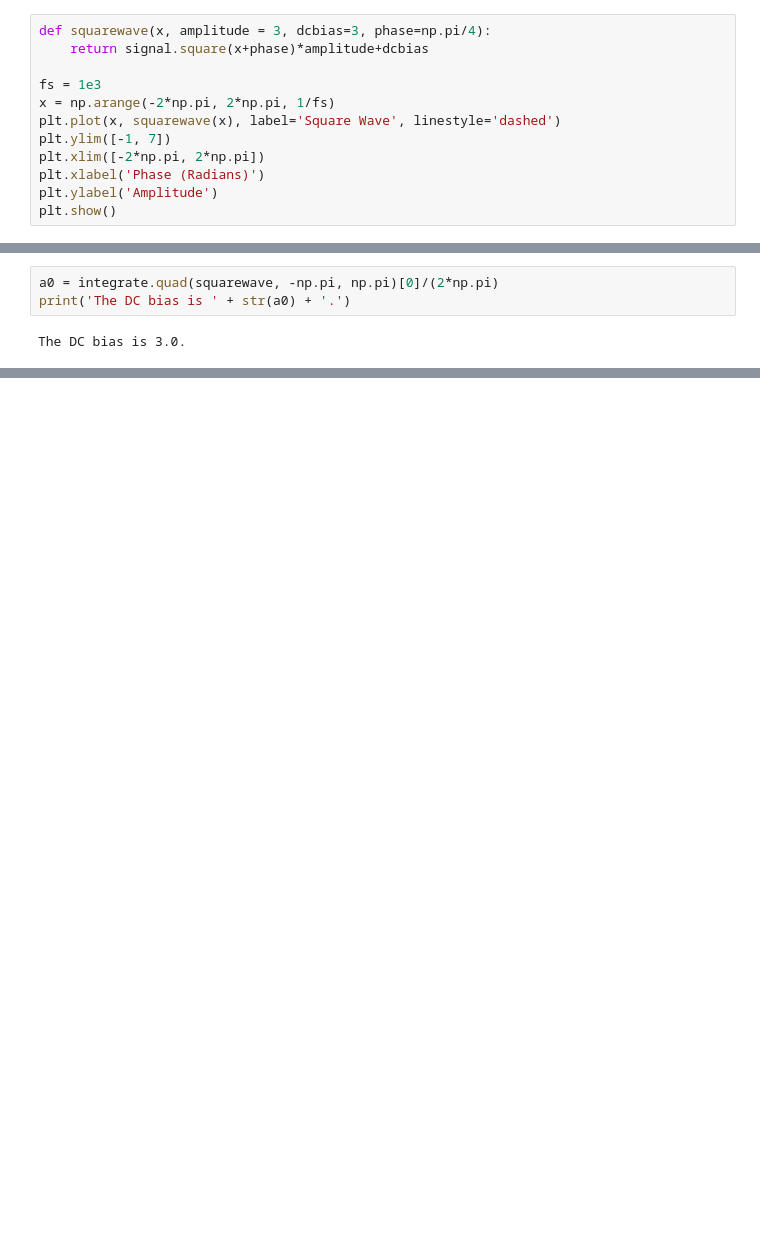
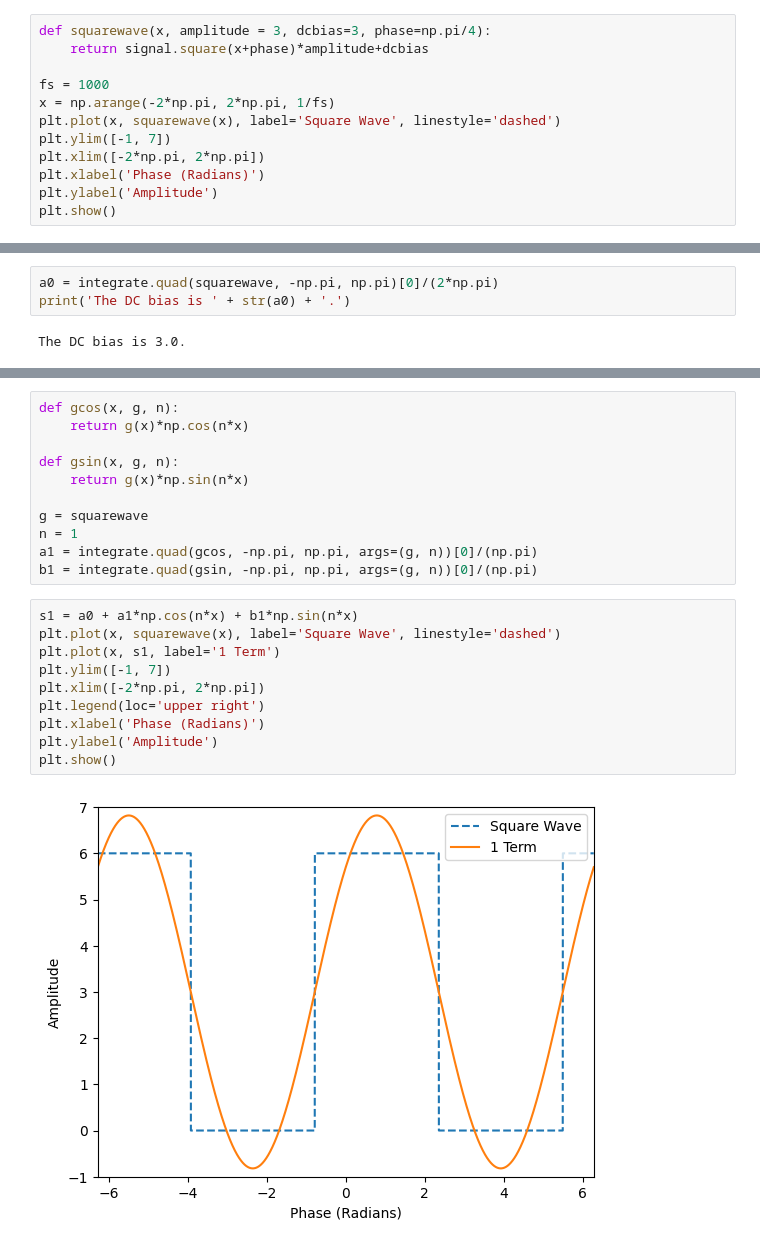
Before and after one commit to himanshudutta11/RFSoC_notebooks, a Jupyter notebook: notebook_C/03_fourier_transforms.ipynb, the cells around one changed output, grey strips where cells are left out. Drawn from its saved outputs; the diff is of its cells as text; blank space fills up the shorter version.

```diff
--- a/notebook_C/03_fourier_transforms.ipynb
+++ b/notebook_C/03_fourier_transforms.ipynb
@@ -11,7 +15,7 @@ import matplotlib.pyplot as plt
 def squarewave(x, amplitude = 3, dcbias=3, phase=np.pi/4):
     return signal.square(x+phase)*amplitude+dcbias
 
-fs = 1e3
+fs = 1000
 x = np.arange(-2*np.pi, 2*np.pi, 1/fs)
 plt.plot(x, squarewave(x), label='Square Wave', linestyle='dashed')
 plt.ylim([-1, 7])
@@ -28,0 +55,23 @@ The DC bias is 3.0.
+# %%
+def gcos(x, g, n):
+    return g(x)*np.cos(n*x)
+
+def gsin(x, g, n):
+    return g(x)*np.sin(n*x)
+
+g = squarewave
+n = 1
+a1 = integrate.quad(gcos, -np.pi, np.pi, args=(g, n))[0]/(np.pi)
+b1 = integrate.quad(gsin, -np.pi, np.pi, args=(g, n))[0]/(np.pi)
+# %%
+s1 = a0 + a1*np.cos(n*x) + b1*np.sin(n*x)
+plt.plot(x, squarewave(x), label='Square Wave', linestyle='dashed')
+plt.plot(x, s1, label='1 Term')
+plt.ylim([-1, 7])
+plt.xlim([-2*np.pi, 2*np.pi])
+plt.legend(loc='upper right')
+plt.xlabel('Phase (Radians)')
+plt.ylabel('Amplitude')
+plt.show()
+# %% [output]
+[figure, added]
```
Also changed, not shown: parts of 18 cells of this notebook.
